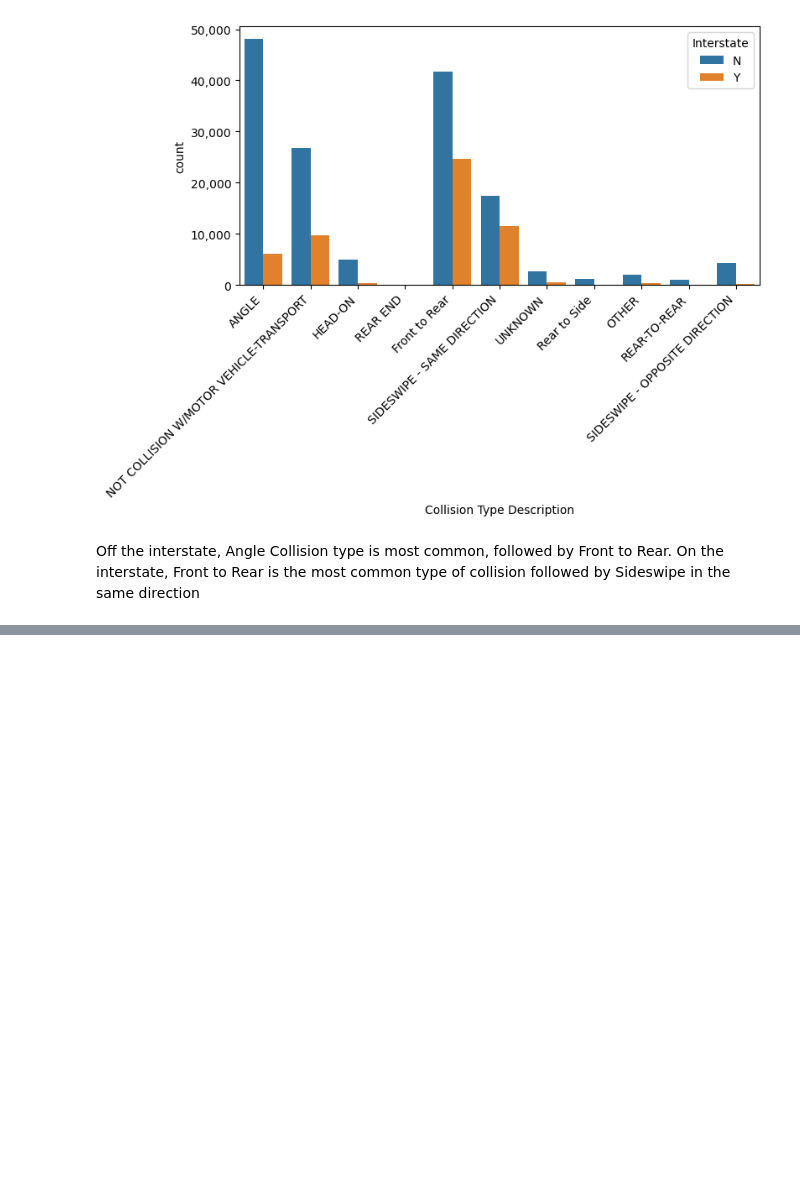
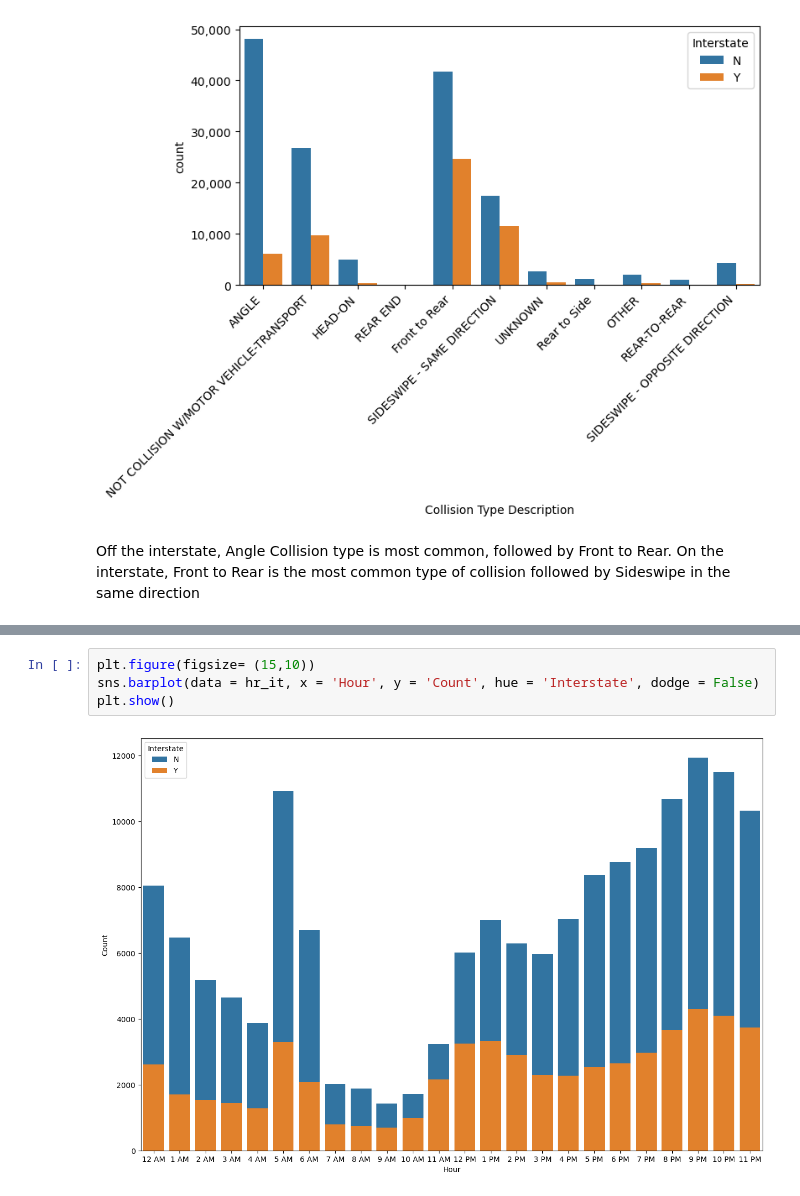
Before and after one commit to essetetsahai/nashville_traffic, a Jupyter notebook: notebooks/traffic_notebook.ipynb, the cells around one changed output, grey strips where cells are left out. Drawn from its saved outputs; the diff is of its cells as text; blank space fills up the shorter version.

```diff
--- a/notebooks/traffic_notebook.ipynb
+++ b/notebooks/traffic_notebook.ipynb
@@ -1109,0 +1215,6 @@ Off the interstate, Angle Collision type is most common, followed by Front to Re
+# %%
+plt.figure(figsize= (15,10))
+sns.barplot(data = hr_it, x = 'Hour', y = 'Count', hue = 'Interstate', dodge = False)
+plt.show()
+# %% [output]
+[figure, added]
```
Also changed, not shown: parts of 9 cells of this notebook.
